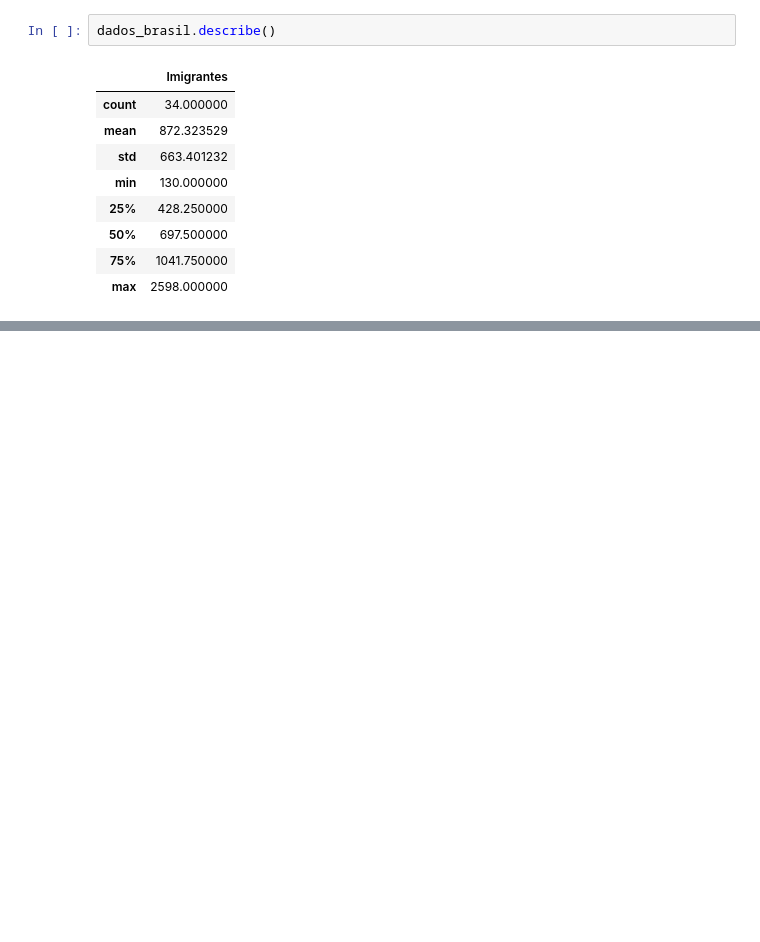
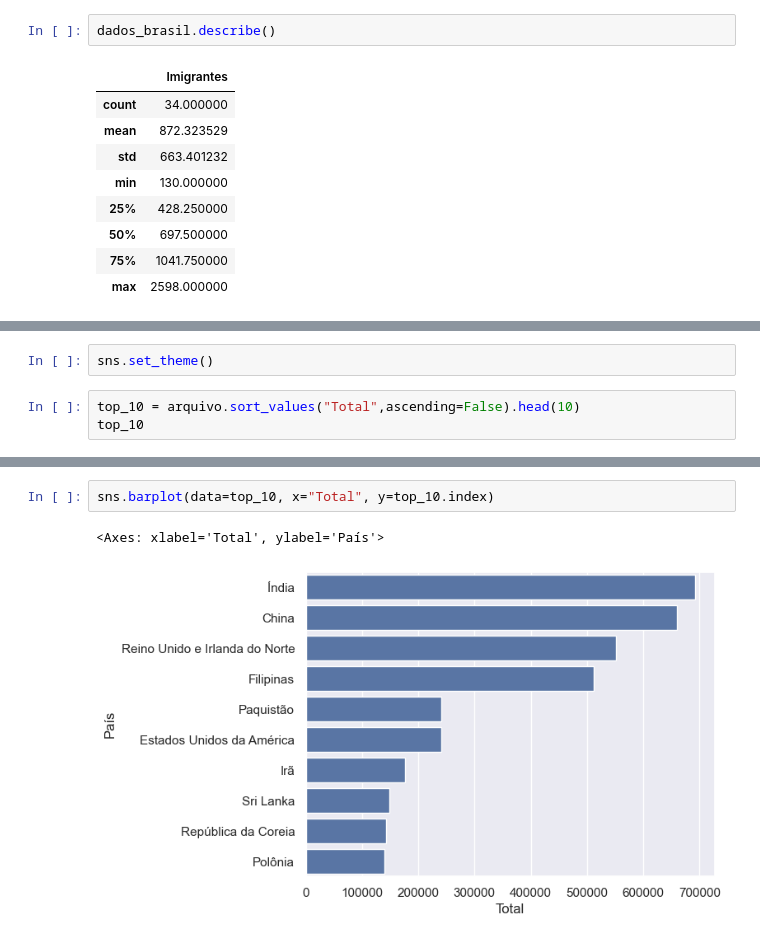
Before and after one commit to scheffler5/Analise-de-Dados, a Jupyter notebook: Analise Imigraçao/Untitled.ipynb, the cells around one changed output, grey strips where cells are left out. Saved outputs shown, nothing was run; the diff lists cells and outputs as text; blank space fills up the shorter version.

```diff
--- a/Analise Imigraçao/Untitled.ipynb
+++ b/Analise Imigraçao/Untitled.ipynb
@@ -157,0 +238,5 @@ dados_brasil.describe()
+# %%
+sns.set_theme()
+# %%
+top_10 = arquivo.sort_values("Total",ascending=False).head(10)
+top_10
@@ -157,0 +257,5 @@ dados_brasil.describe()
+# %%
+sns.barplot(data=top_10, x="Total", y=top_10.index)
+# %% [output]
+<Axes: xlabel='Total', ylabel='País'>
+[figure, added]
```
Also changed, not shown: parts of 9 cells of this notebook, 1 other file.
